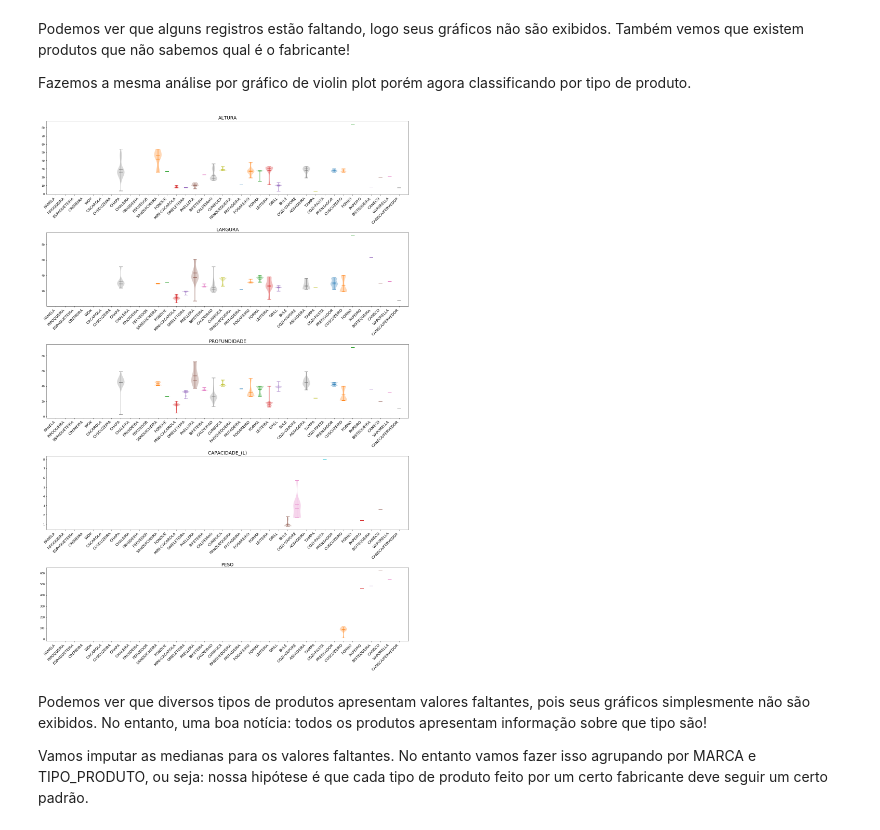
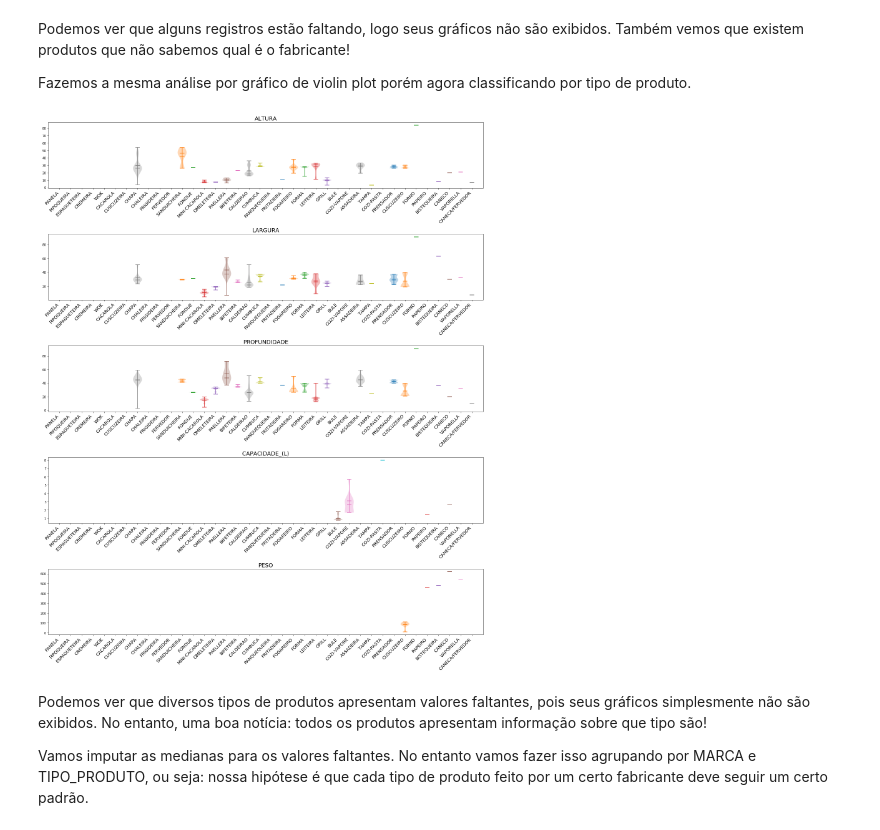
Before and after one commit to ClaudioPadilha/ame, a Jupyter notebook: teste_ame.ipynb, the cells around one changed output. Saved outputs shown, nothing was run; the diff lists cells and outputs as text; code cells hidden in the pictures.

```diff
--- a/teste_ame.ipynb
+++ b/teste_ame.ipynb
@@ -204,32 +195,10 @@ plt.show()
 Podemos ver que alguns registros estão faltando, logo seus gráficos não são exibidos. Também vemos que existem produtos que não sabemos qual é o fabricante!
 
 Fazemos a mesma análise por gráfico de violin plot porém agora classificando por tipo de produto.
-# %%
-tipos = df['TIPO_PRODUTO'].unique()
-# pos = np.arange(1,len(marcas))
-labels = ['ALTURA', 'LARGURA', 'PROFUNDIDADE', 'CAPACIDADE_(L)', 'PESO'] #, 'ITEM_PRICE']
-fig, ax = plt.subplots(figsize=(20,30), nrows=len(labels), ncols=1)
-
-for i, k in enumerate(labels):
-
-    data = [df.loc[df['TIPO_PRODUTO'] == j][k] for j in tipos]
-
-    for j, l in enumerate(data):
-        try:
-            ax[i].violinplot(l, [j], points=100, widths=0.8,
-                      showmeans=True, showextrema=True, showmedians=True, bw_method=0.5)
-        except:
-            continue
-    ax[i].set_title(k, fontsize=18)
-    ax[i].set_xticks(np.arange(len(tipos)))
-
-    ax[i].set_xticklabels(labels=tipos, rotation=45,ha='right', size=14)
-    ax[i].set_xlim(-1, len(tipos))
-plt.tight_layout()
-
-plt.show()
-# %% [output]
-[figure, removed]
+# %%
+show_my_violins(['ALTURA', 'LARGURA', 'PROFUNDIDADE', 'CAPACIDADE_(L)', 'PESO'], 'TIPO_PRODUTO')
+# %% [output]
+[figure, added]
 # %% [markdown]
 Podemos ver que diversos tipos de produtos apresentam valores faltantes, pois seus gráficos simplesmente não são exibidos. No entanto, uma boa notícia: todos os produtos apresentam informação sobre que tipo são!
 
```
Also changed, not shown: parts of 45 cells of this notebook.
